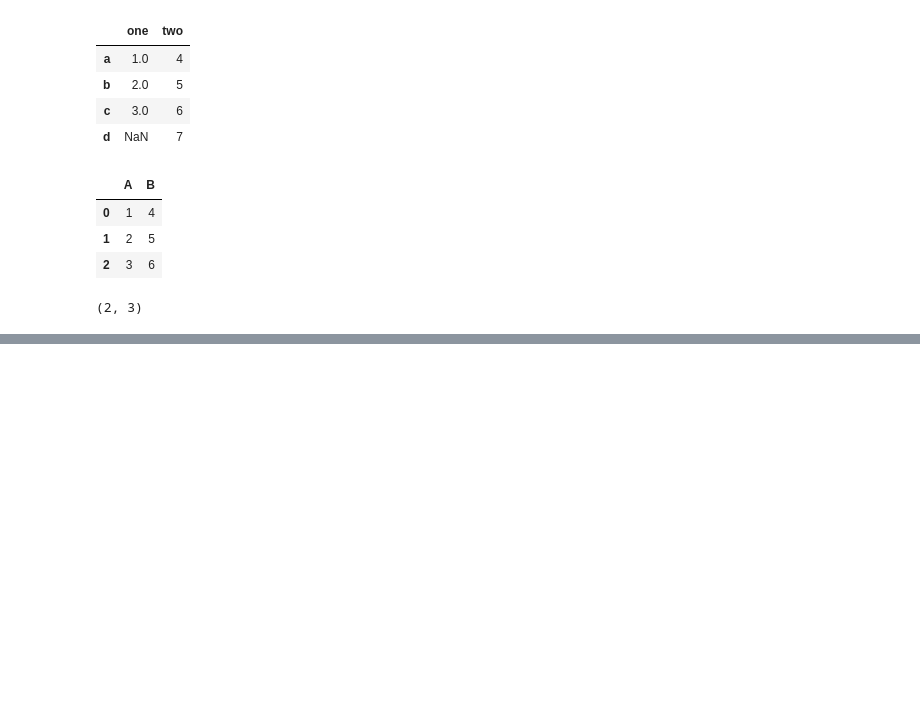
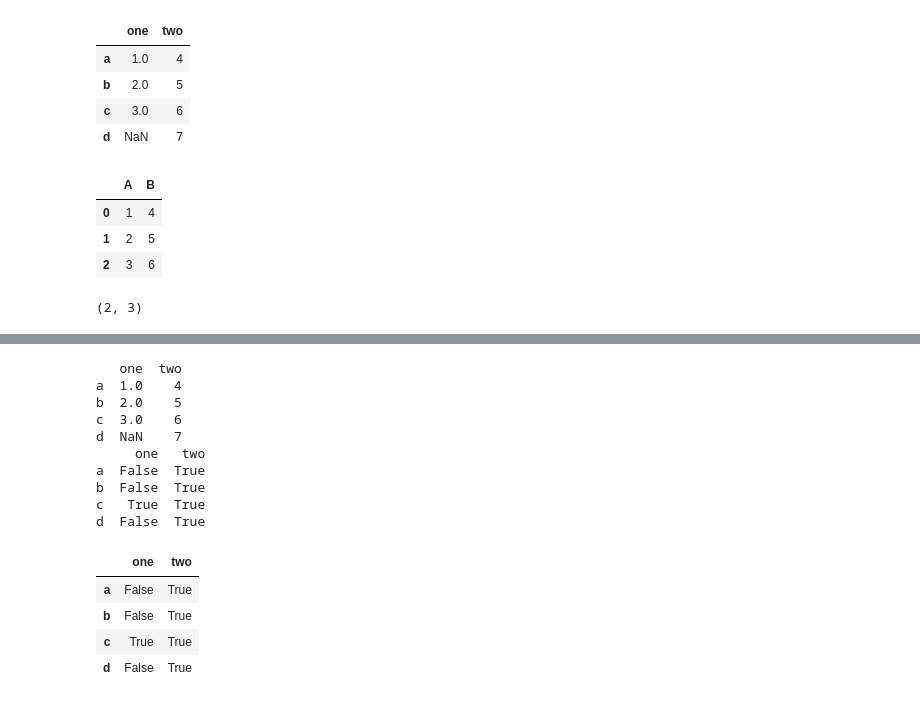
Before and after one commit to JP109/ML-Basics, a Jupyter notebook: Pandas.ipynb, the cells around one changed output, grey strips where cells are left out. Drawn from its saved outputs; the diff is of its cells as text; code cells hidden in the pictures; blank space fills up the shorter version.

```diff
--- a/Pandas.ipynb
+++ b/Pandas.ipynb
@@ -238,0 +280,24 @@ df_1
+# %%
+# Conditional indexing
+# All conditional operators return boolean
+# gt, lt, ge, le, eq & ne are comparison operators, apart from the normal python ones(>,<,>=,<=,==,!=)
+print(df_2)
+
+print(df_2>2)
+df_2.gt(2)
+# %% [output]
+   one  two
+a  1.0    4
+b  2.0    5
+c  3.0    6
+d  NaN    7
+     one   two
+a  False  True
+b  False  True
+c   True  True
+d  False  True
+|  | one | two |
+| a | False | True |
+| b | False | True |
+| c | True | True |
+| d | False | True |
```
Also changed, not shown: parts of 25 cells of this notebook.
